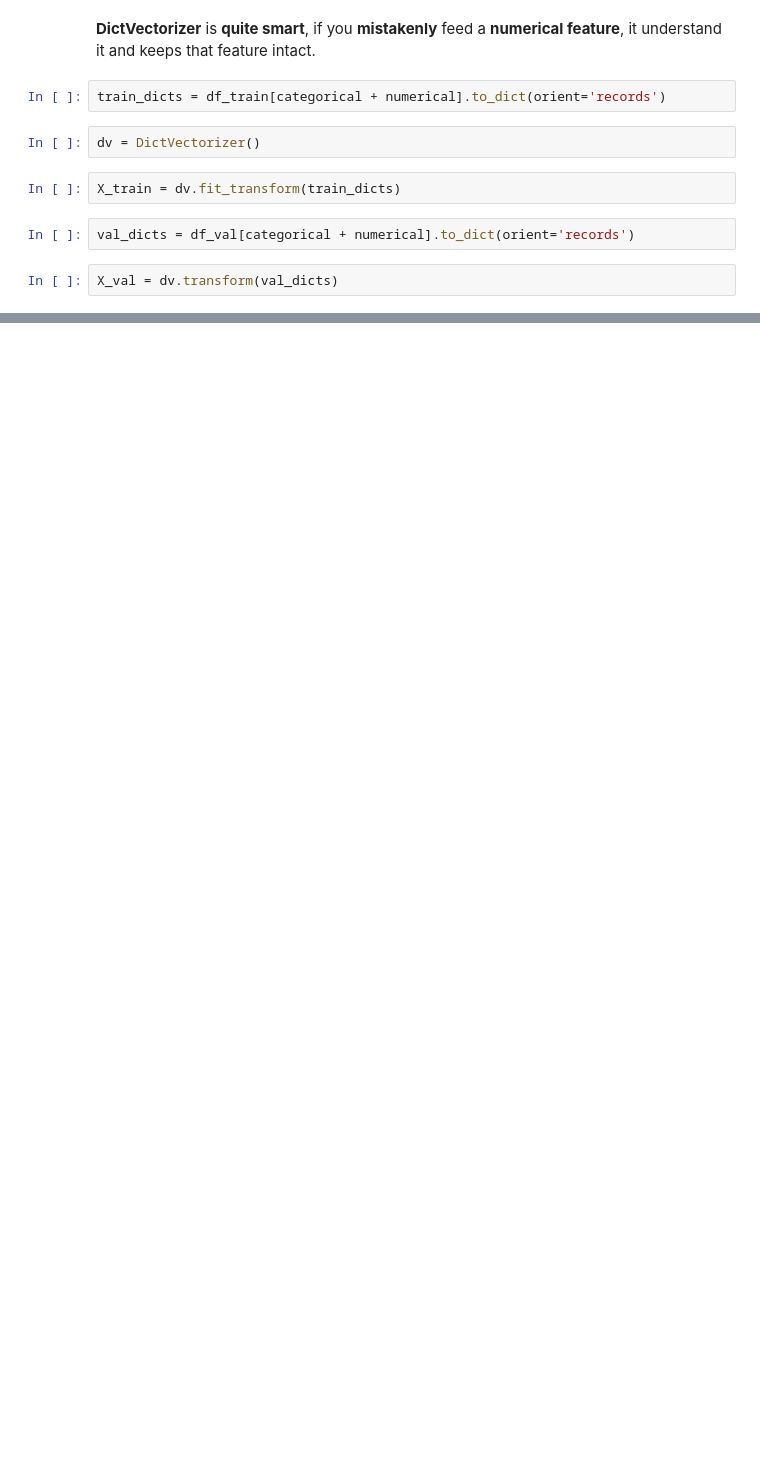
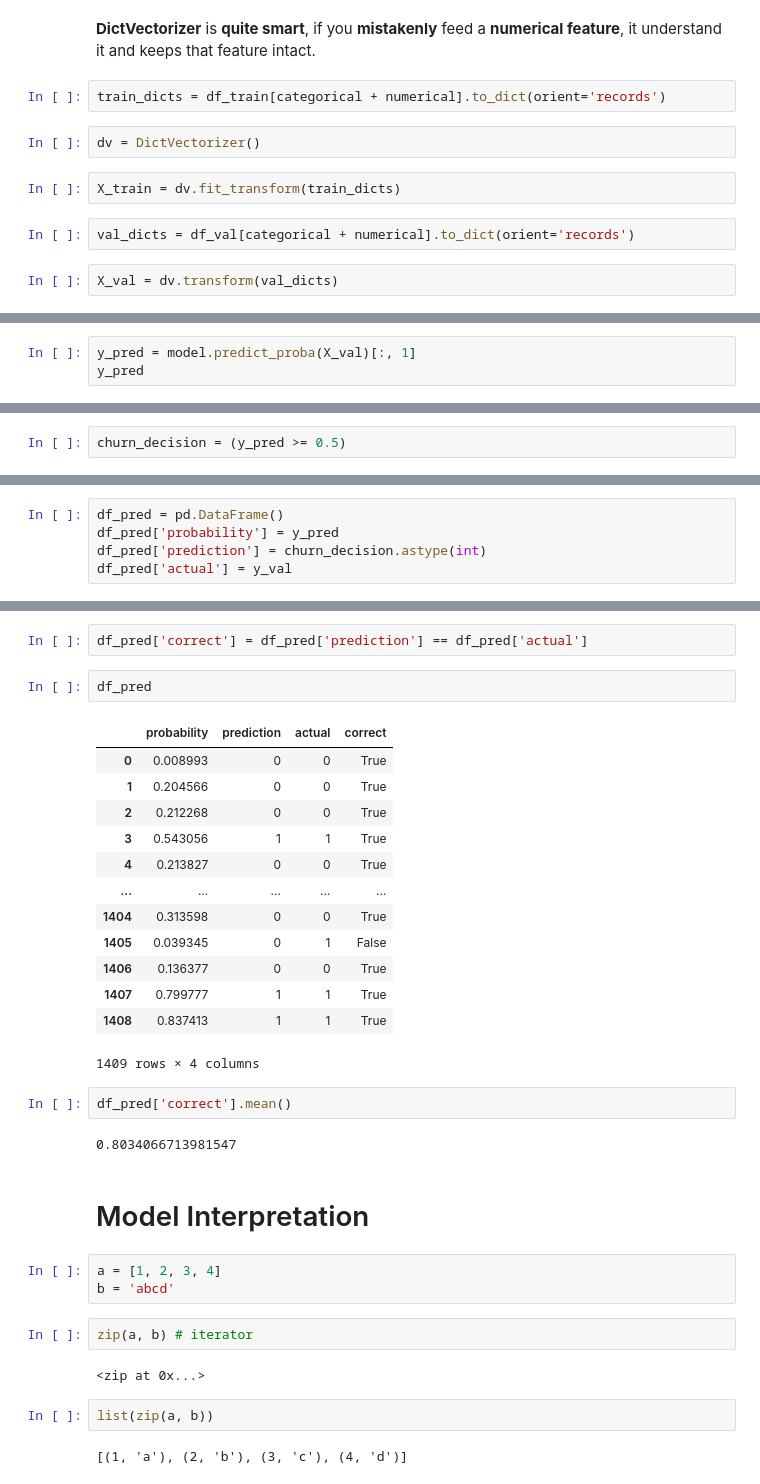
Before and after one commit to SiamakMushakhian/MLOps, a Jupyter notebook: 04. Telco Customer Churn Classification Project.ipynb, the cells around one changed output, grey strips where cells are left out. Cells and saved outputs as stored; diff of their text form; blank space fills up the shorter version.

Commit message:
Apply logistic regression on the data to find the churn probability for customers

```diff
--- a/04. Telco Customer Churn Classification Project.ipynb
+++ b/04. Telco Customer Churn Classification Project.ipynb
@@ -577,0 +652,3 @@ X_val = dv.transform(val_dicts)
+# %%
+y_pred = model.predict_proba(X_val)[:, 1]
+y_pred
@@ -577,0 +658,2 @@ X_val = dv.transform(val_dicts)
+# %%
+churn_decision = (y_pred >= 0.5)
@@ -577,0 +692,5 @@ X_val = dv.transform(val_dicts)
+# %%
+df_pred = pd.DataFrame()
+df_pred['probability'] = y_pred
+df_pred['prediction'] = churn_decision.astype(int)
+df_pred['actual'] = y_val
@@ -577,0 +713,35 @@ X_val = dv.transform(val_dicts)
+# %%
+df_pred['correct'] = df_pred['prediction'] == df_pred['actual']
+# %%
+df_pred
+# %% [output]
+|  | probability | prediction | actual | correct |
+| 0 | 0.008993 | 0 | 0 | True |
+| 1 | 0.204566 | 0 | 0 | True |
+| 2 | 0.212268 | 0 | 0 | True |
+| 3 | 0.543056 | 1 | 1 | True |
+| 4 | 0.213827 | 0 | 0 | True |
+| ... | ... | ... | ... | ... |
+| 1404 | 0.313598 | 0 | 0 | True |
+| 1405 | 0.039345 | 0 | 1 | False |
+| 1406 | 0.136377 | 0 | 0 | True |
+| 1407 | 0.799777 | 1 | 1 | True |
+| 1408 | 0.837413 | 1 | 1 | True |
+1409 rows × 4 columns
+# %%
+df_pred['correct'].mean()
+# %% [output]
+0.8034066713981547
+# %% [markdown]
+# Model Interpretation
+# %%
+a = [1, 2, 3, 4]
+b = 'abcd'
+# %%
+zip(a, b) # iterator
+# %% [output]
+<zip at 0x...>
+# %%
+list(zip(a, b))
+# %% [output]
+[(1, 'a'), (2, 'b'), (3, 'c'), (4, 'd')]
```
Also changed, not shown: parts of 58 cells of this notebook.
